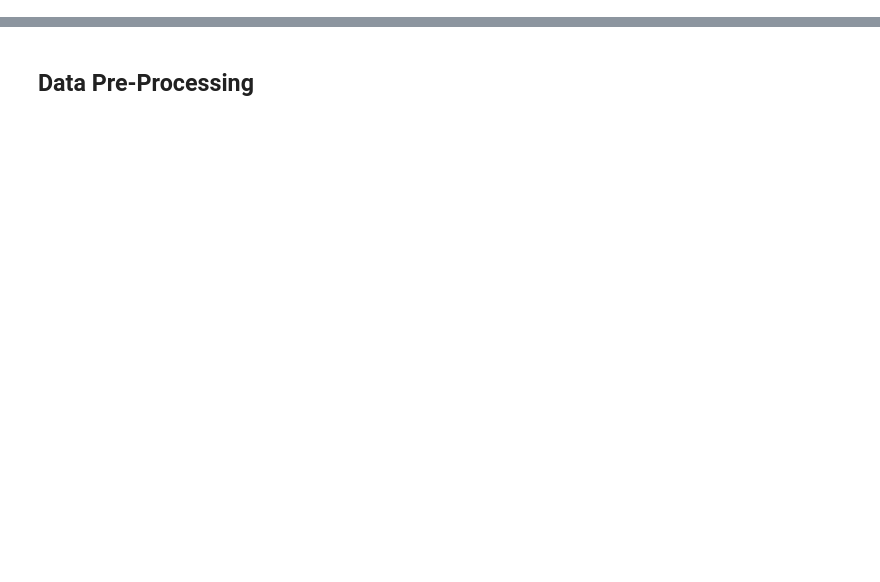
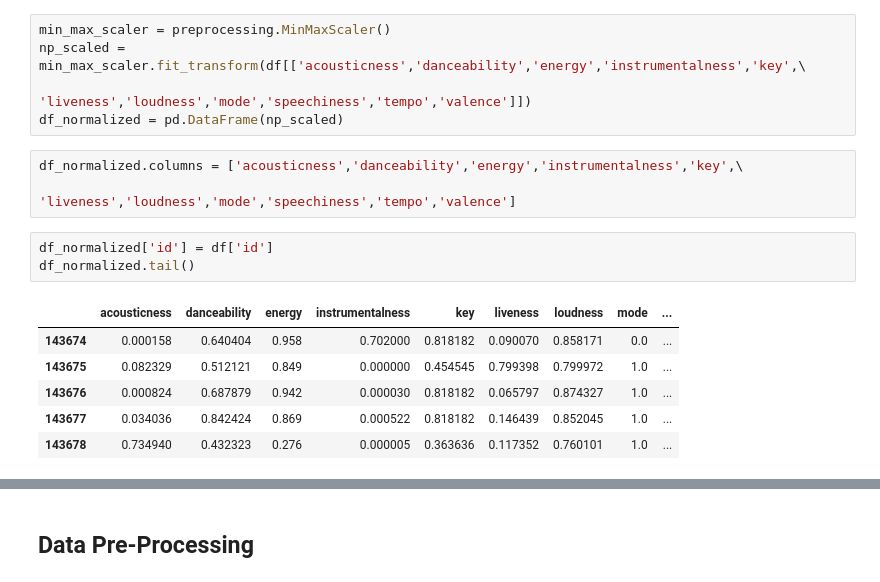
Before and after one commit to AGBarbour/Spotify-Recommendations, a Jupyter notebook: DeepLearning.ipynb, the cells around one changed output, grey strips where cells are left out. Drawn from its saved outputs; the diff is of its cells as text; blank space fills up the shorter version.

```diff
--- a/DeepLearning.ipynb
+++ b/DeepLearning.ipynb
@@ -18,0 +38,18 @@ voice.head()
+# %%
+min_max_scaler = preprocessing.MinMaxScaler()
+np_scaled = min_max_scaler.fit_transform(df[['acousticness','danceability','energy','instrumentalness','key',\
+                                           'liveness','loudness','mode','speechiness','tempo','valence']])
+df_normalized = pd.DataFrame(np_scaled)
+# %%
+df_normalized.columns = ['acousticness','danceability','energy','instrumentalness','key',\
+                                           'liveness','loudness','mode','speechiness','tempo','valence']
+# %%
+df_normalized['id'] = df['id']
+df_normalized.tail()
+# %% [output]
+|  | acousticness | danceability | energy | instrumentalness | key | liveness | loudness | mode | ... |
+| 143674 | 0.000158 | 0.640404 | 0.958 | 0.702000 | 0.818182 | 0.090070 | 0.858171 | 0.0 | ... |
+| 143675 | 0.082329 | 0.512121 | 0.849 | 0.000000 | 0.454545 | 0.799398 | 0.799972 | 1.0 | ... |
+| 143676 | 0.000824 | 0.687879 | 0.942 | 0.000030 | 0.818182 | 0.065797 | 0.874327 | 1.0 | ... |
+| 143677 | 0.034036 | 0.842424 | 0.869 | 0.000522 | 0.818182 | 0.146439 | 0.852045 | 1.0 | ... |
+| 143678 | 0.734940 | 0.432323 | 0.276 | 0.000005 | 0.363636 | 0.117352 | 0.760101 | 1.0 | ... |
```
Also changed, not shown: parts of 21 cells of this notebook, 3 other files.
